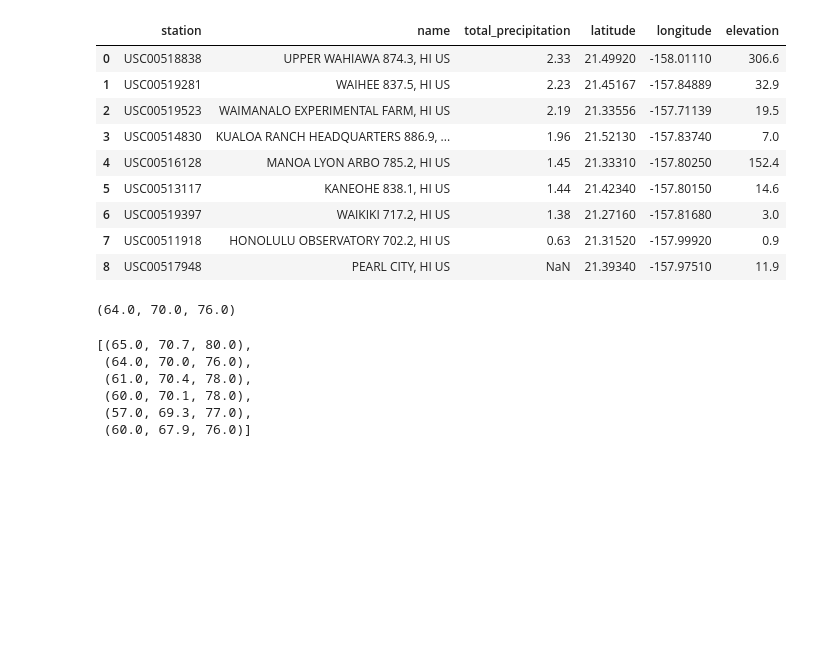
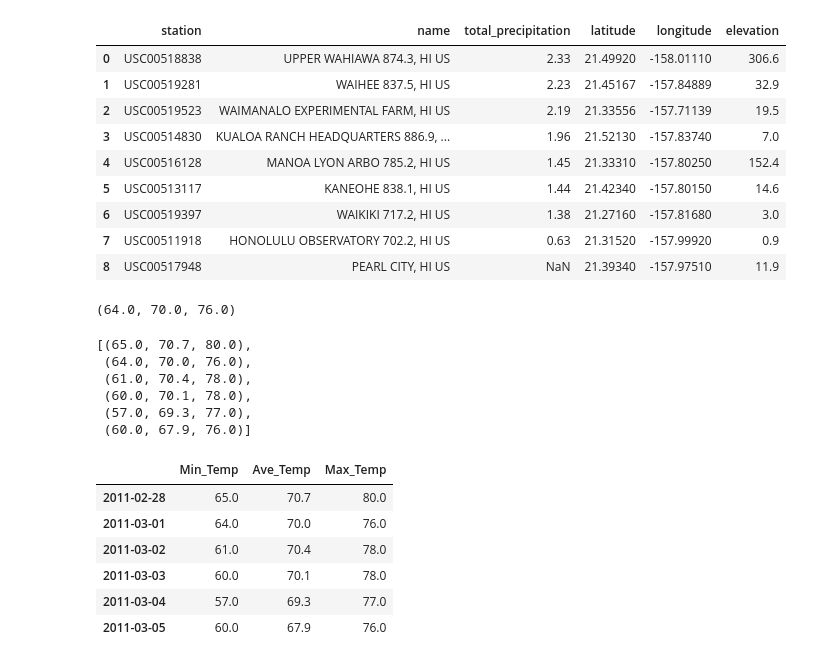
Before and after one commit to mmarange/sqlalchemy-challenge, a Jupyter notebook: 02-Case-Assignment/climate_starter.ipynb, the cells around one changed output. Cells and saved outputs as stored; diff of their text form; code cells hidden in the pictures; blank space fills up the shorter version.

```diff
--- a/02-Case-Assignment/climate_starter.ipynb
+++ b/02-Case-Assignment/climate_starter.ipynb
@@ -391,6 +391,15 @@ normals
  (60.0, 67.9, 76.0)]
 # %%
 # Load the previous query results into a Pandas DataFrame and add the `trip_dates` range as the `date` index
-trip_df = pd.DataFrame({index: })
+trip_df = pd.DataFrame(normals, columns =["Min_Temp", "Ave_Temp", "Max_Temp"], index = trip_days )
+trip_df
+# %% [output]
+|  | Min_Temp | Ave_Temp | Max_Temp |
+| 2011-02-28 | 65.0 | 70.7 | 80.0 |
+| 2011-03-01 | 64.0 | 70.0 | 76.0 |
+| 2011-03-02 | 61.0 | 70.4 | 78.0 |
+| 2011-03-03 | 60.0 | 70.1 | 78.0 |
+| 2011-03-04 | 57.0 | 69.3 | 77.0 |
+| 2011-03-05 | 60.0 | 67.9 | 76.0 |
 # %%
 # Plot the daily normals as an area plot with `stacked=False`
```
Also changed, not shown: parts of 2 cells of this notebook.
